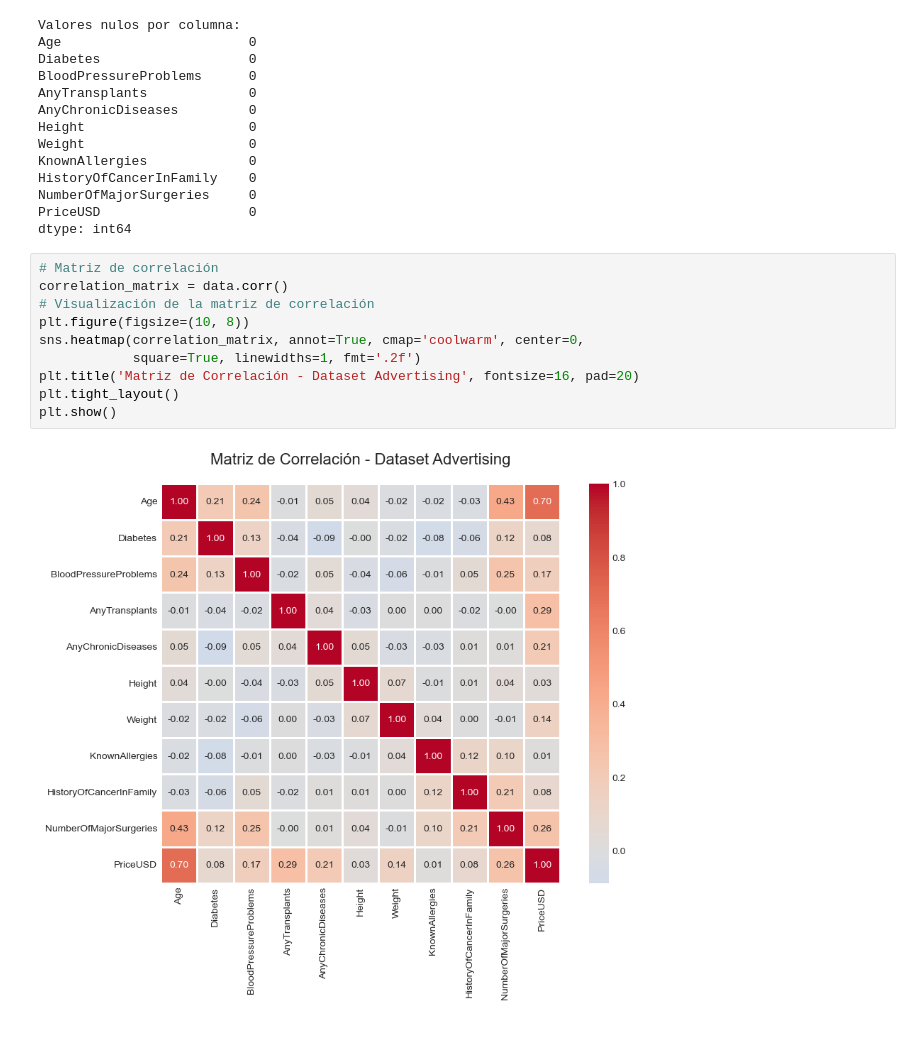
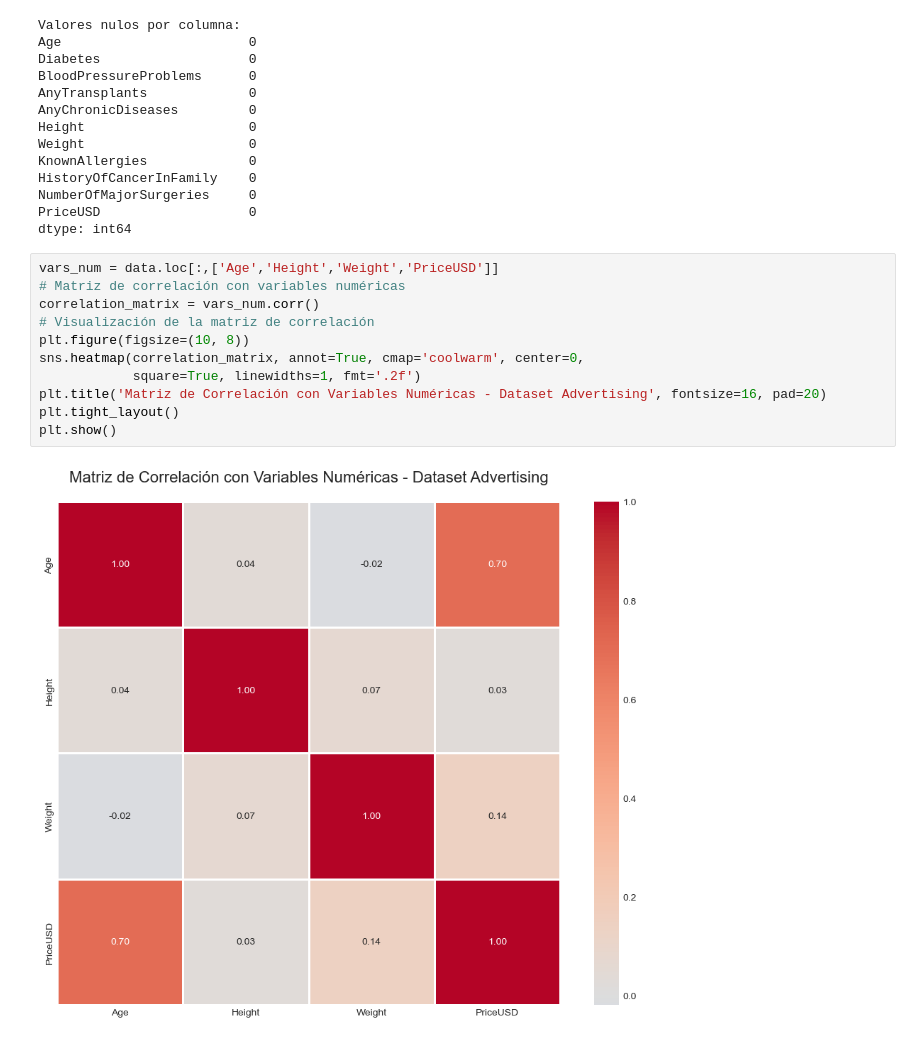
Before and after one commit to AleCarregha/Proyecto_Final_Mineria_INNOVAdores, a Jupyter notebook: Proyecto_final.ipynb, the cells around one changed output. Cells and saved outputs as stored; diff of their text form.

```diff
--- a/Proyecto_final.ipynb
+++ b/Proyecto_final.ipynb
@@ -120,16 +120,17 @@ NumberOfMajorSurgeries     0
 PriceUSD                   0
 dtype: int64
 # %%
-# Matriz de correlación
-correlation_matrix = data.corr()
+vars_num = data.loc[:,['Age','Height','Weight','PriceUSD']]
+# Matriz de correlación con variables numéricas
+correlation_matrix = vars_num.corr()
 # Visualización de la matriz de correlación
 plt.figure(figsize=(10, 8))
 sns.heatmap(correlation_matrix, annot=True, cmap='coolwarm', center=0,
             square=True, linewidths=1, fmt='.2f')
-plt.title('Matriz de Correlación - Dataset Advertising', fontsize=16, pad=20)
+plt.title('Matriz de Correlación con Variables Numéricas - Dataset Advertising', fontsize=16, pad=20)
 plt.tight_layout()
 plt.show()
 # %% [output]
-[figure, old version]
+[figure, new version]
 # %%
 # Distribución de las variables
```
Also changed, not shown: parts of 3 cells of this notebook.
